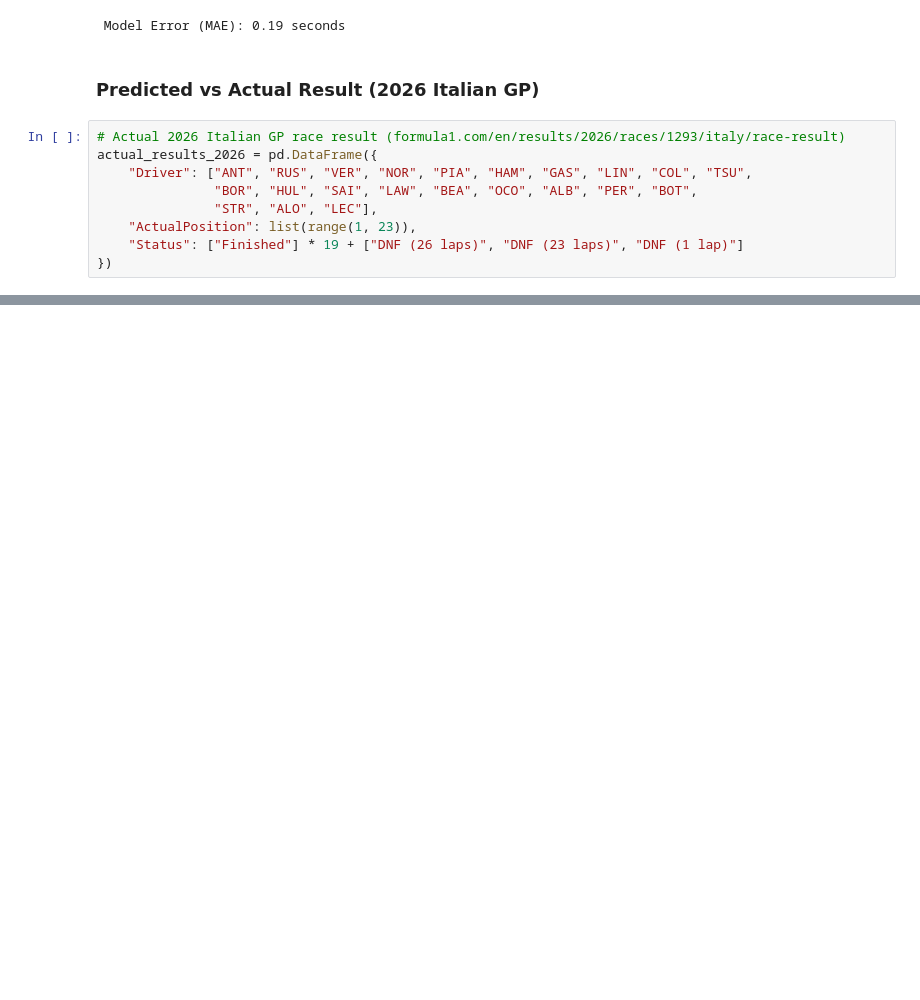
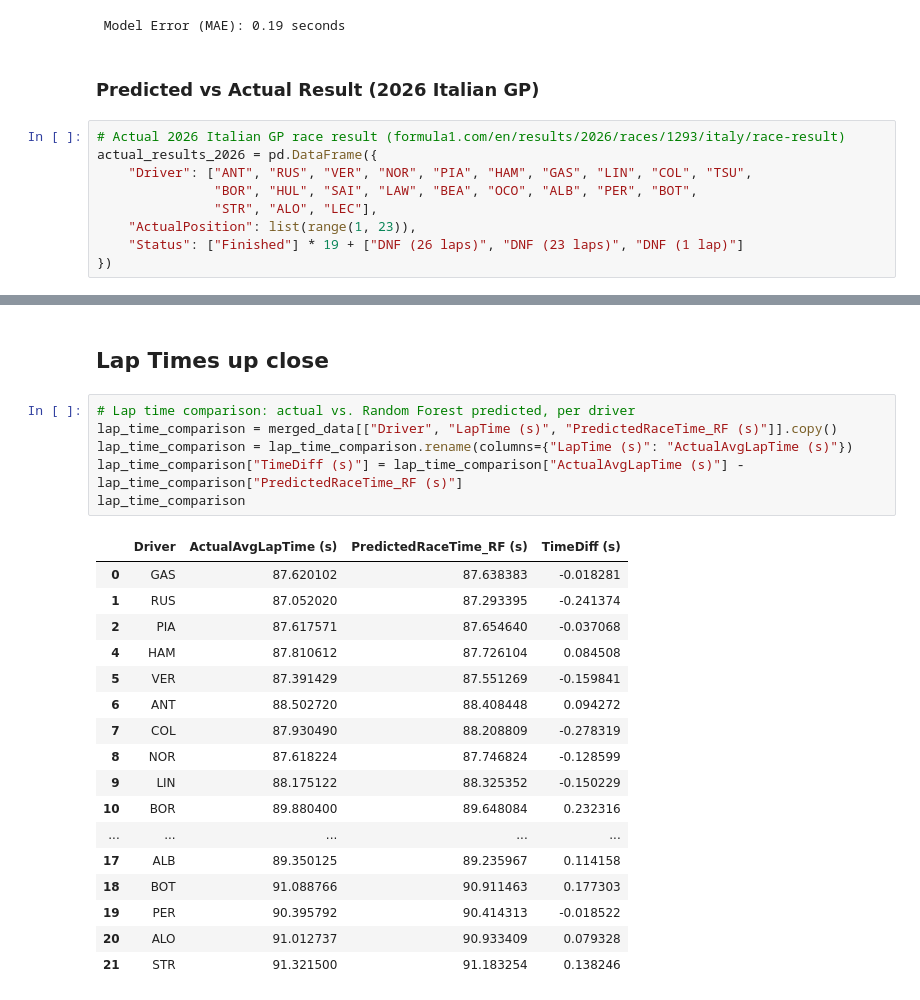
Before and after one commit to imgabrielas/F1-Enthusiast, a Jupyter notebook: Round_13_ItalianGP.ipynb, the cells around one changed output, grey strips where cells are left out. Cells and saved outputs as stored; diff of their text form; blank space fills up the shorter version.

```diff
--- a/Round_13_ItalianGP.ipynb
+++ b/Round_13_ItalianGP.ipynb
@@ -183,0 +201,26 @@ results_comparison
+# %% [markdown]
+## Lap Times up close
+# %%
+# Lap time comparison: actual vs. Random Forest predicted, per driver
+lap_time_comparison = merged_data[["Driver", "LapTime (s)", "PredictedRaceTime_RF (s)"]].copy()
+lap_time_comparison = lap_time_comparison.rename(columns={"LapTime (s)": "ActualAvgLapTime (s)"})
+lap_time_comparison["TimeDiff (s)"] = lap_time_comparison["ActualAvgLapTime (s)"] - lap_time_comparison["PredictedRaceTime_RF (s)"]
+lap_time_comparison
+# %% [output]
+|  | Driver | ActualAvgLapTime (s) | PredictedRaceTime_RF (s) | TimeDiff (s) |
+| 0 | GAS | 87.620102 | 87.638383 | -0.018281 |
+| 1 | RUS | 87.052020 | 87.293395 | -0.241374 |
+| 2 | PIA | 87.617571 | 87.654640 | -0.037068 |
+| 4 | HAM | 87.810612 | 87.726104 | 0.084508 |
+| 5 | VER | 87.391429 | 87.551269 | -0.159841 |
+| 6 | ANT | 88.502720 | 88.408448 | 0.094272 |
+| 7 | COL | 87.930490 | 88.208809 | -0.278319 |
+| 8 | NOR | 87.618224 | 87.746824 | -0.128599 |
+| 9 | LIN | 88.175122 | 88.325352 | -0.150229 |
+| 10 | BOR | 89.880400 | 89.648084 | 0.232316 |
+| ... | ... | ... | ... | ... |
+| 17 | ALB | 89.350125 | 89.235967 | 0.114158 |
+| 18 | BOT | 91.088766 | 90.911463 | 0.177303 |
+| 19 | PER | 90.395792 | 90.414313 | -0.018522 |
+| 20 | ALO | 91.012737 | 90.933409 | 0.079328 |
+| 21 | STR | 91.321500 | 91.183254 | 0.138246 |
```
Also changed, not shown: parts of 10 cells of this notebook.
